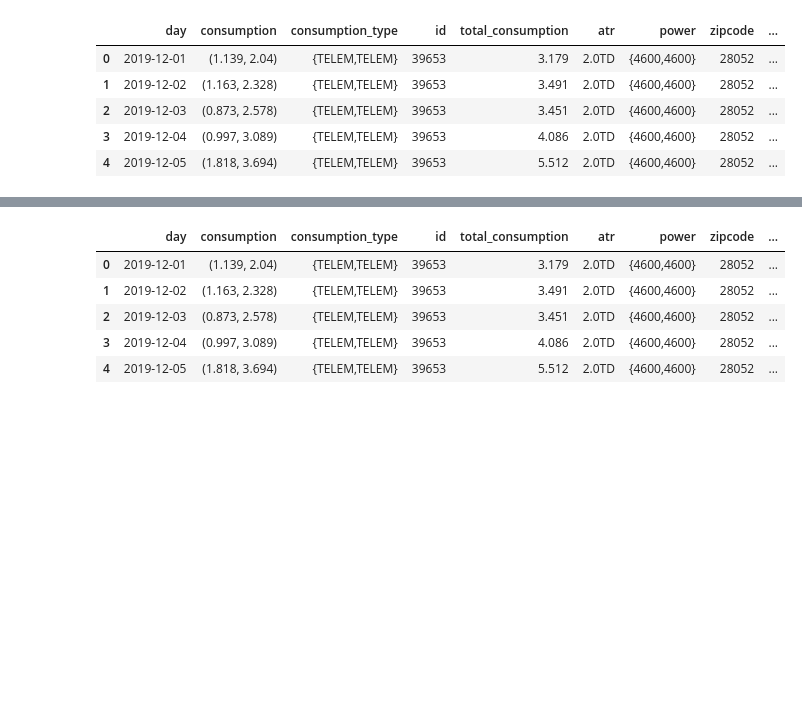
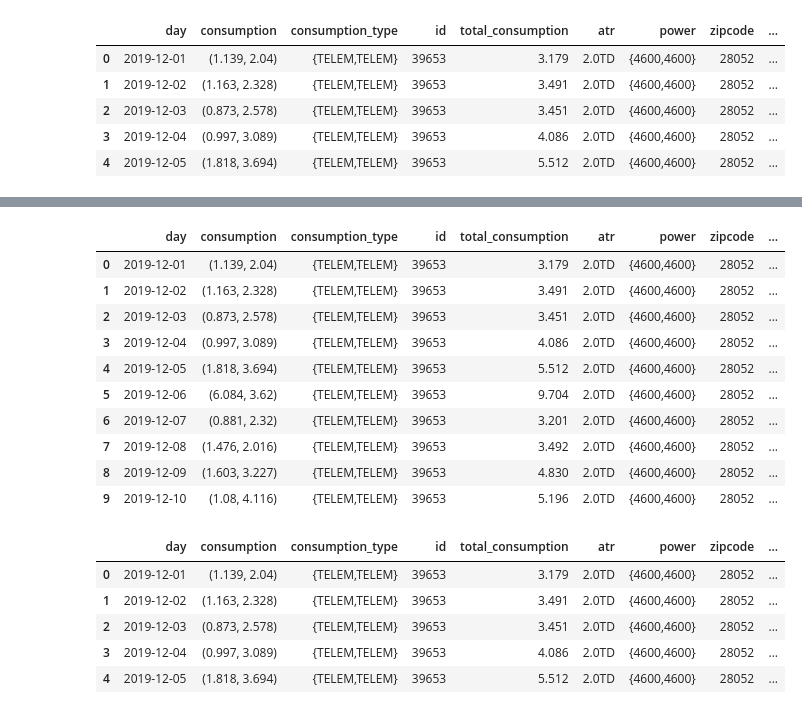
Before and after one commit to mariopastorlanchares/electricity-predictor, a Jupyter notebook: electric_consumption.ipynb, the cells around one changed output, grey strips where cells are left out. Drawn from its saved outputs; the diff is of its cells as text; code cells hidden in the pictures; blank space fills up the shorter version.

```diff
--- a/electric_consumption.ipynb
+++ b/electric_consumption.ipynb
@@ -35,5 +41,5 @@ import datetime
 from google.colab import drive
 drive.mount('/content/drive')
 
-path = "/content/drive/My Drive/Saturdays_AI_DL/holaluz"
+path = "/content/drive/My Drive/Saturdays_AI_DL"
 # %% [output]
@@ -180 +240,18 @@ dfmerged.head()
+# %%
+# Cruzamos los datos con el dataset principal
+dffestivities['day'] = dffestivities['day'].astype('datetime64')
+dfmerged = pd.merge(left=dfmerged, right=dffestivities, left_on='day', right_on='day', how='left')
+dfmerged.head(10)
+# %% [output]
+|  | day | consumption | consumption_type | id | total_consumption | atr | power | zipcode | ... |
+| 0 | 2019-12-01 | (1.139, 2.04) | {TELEM,TELEM} | 39653 | 3.179 | 2.0TD | {4600,4600} | 28052 | ... |
+| 1 | 2019-12-02 | (1.163, 2.328) | {TELEM,TELEM} | 39653 | 3.491 | 2.0TD | {4600,4600} | 28052 | ... |
+| 2 | 2019-12-03 | (0.873, 2.578) | {TELEM,TELEM} | 39653 | 3.451 | 2.0TD | {4600,4600} | 28052 | ... |
+| 3 | 2019-12-04 | (0.997, 3.089) | {TELEM,TELEM} | 39653 | 4.086 | 2.0TD | {4600,4600} | 28052 | ... |
+| 4 | 2019-12-05 | (1.818, 3.694) | {TELEM,TELEM} | 39653 | 5.512 | 2.0TD | {4600,4600} | 28052 | ... |
+| 5 | 2019-12-06 | (6.084, 3.62) | {TELEM,TELEM} | 39653 | 9.704 | 2.0TD | {4600,4600} | 28052 | ... |
+| 6 | 2019-12-07 | (0.881, 2.32) | {TELEM,TELEM} | 39653 | 3.201 | 2.0TD | {4600,4600} | 28052 | ... |
+| 7 | 2019-12-08 | (1.476, 2.016) | {TELEM,TELEM} | 39653 | 3.492 | 2.0TD | {4600,4600} | 28052 | ... |
+| 8 | 2019-12-09 | (1.603, 3.227) | {TELEM,TELEM} | 39653 | 4.830 | 2.0TD | {4600,4600} | 28052 | ... |
+| 9 | 2019-12-10 | (1.08, 4.116) | {TELEM,TELEM} | 39653 | 5.196 | 2.0TD | {4600,4600} | 28052 | ... |
 # %%
```
Also changed, not shown: parts of 18 cells of this notebook.
